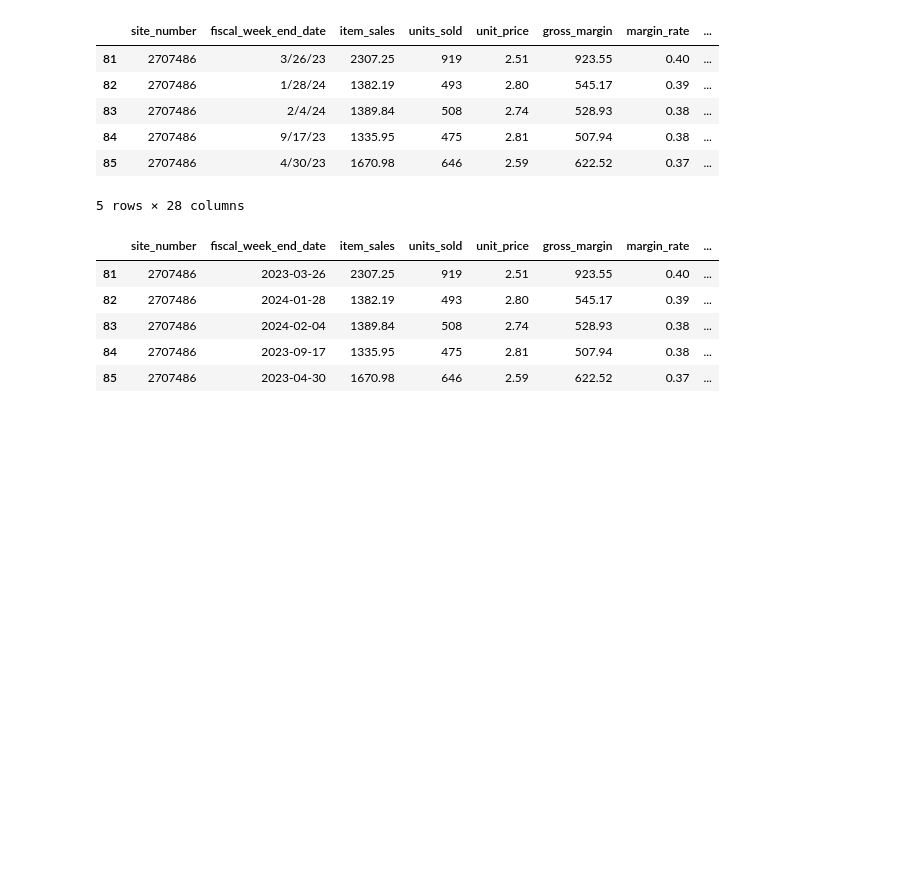
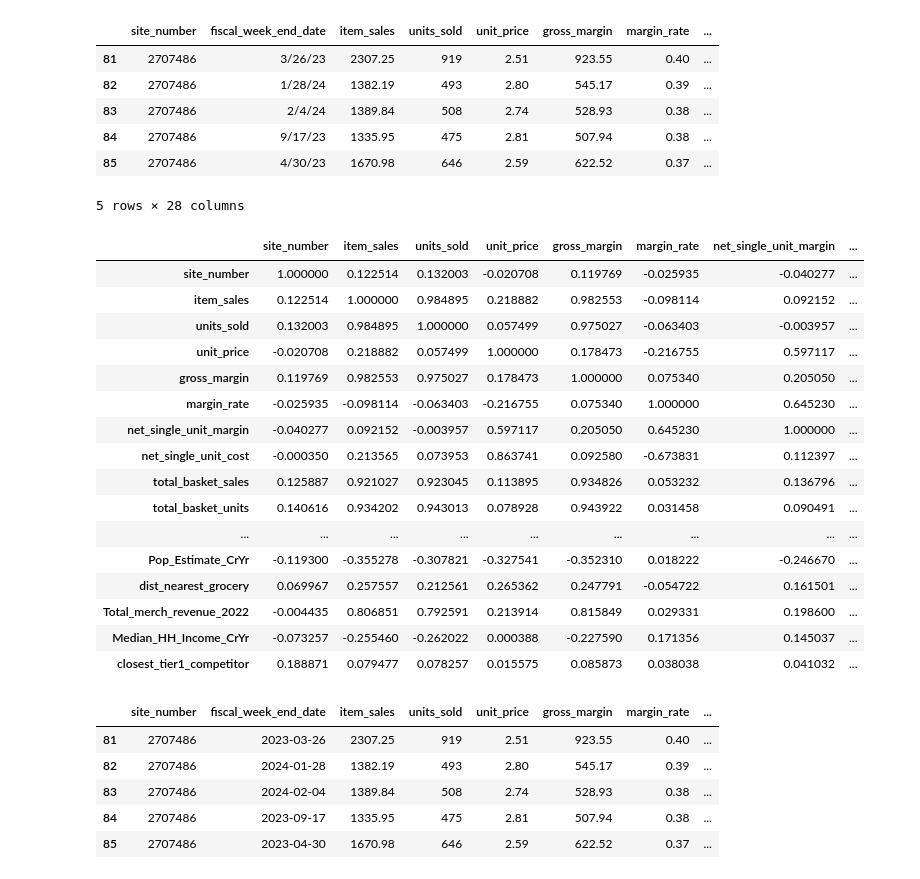
Before and after one commit to MariamAmmar/6644_Final_Project, a Jupyter notebook: BU_Florida.ipynb, the cells around one changed output. Drawn from its saved outputs; the diff is of its cells as text; code cells hidden in the pictures; blank space fills up the shorter version.

```diff
--- a/BU_Florida.ipynb
+++ b/BU_Florida.ipynb
@@ -254,6 +254,27 @@ BU_FLORIDA_data.head()
 | 84 | 2707486 | 9/17/23 | 1335.95 | 475 | 2.81 | 507.94 | 0.38 | ... |
 | 85 | 2707486 | 4/30/23 | 1670.98 | 646 | 2.59 | 622.52 | 0.37 | ... |
 5 rows × 28 columns
+# %%
+corr = BU_FLORIDA_data.corr()
+corr.style.background_gradient(cmap='coolwarm')
+# %% [output]
+|  | site_number | item_sales | units_sold | unit_price | gross_margin | margin_rate | net_single_unit_margin | ... |
+| site_number | 1.000000 | 0.122514 | 0.132003 | -0.020708 | 0.119769 | -0.025935 | -0.040277 | ... |
+| item_sales | 0.122514 | 1.000000 | 0.984895 | 0.218882 | 0.982553 | -0.098114 | 0.092152 | ... |
+| units_sold | 0.132003 | 0.984895 | 1.000000 | 0.057499 | 0.975027 | -0.063403 | -0.003957 | ... |
+| unit_price | -0.020708 | 0.218882 | 0.057499 | 1.000000 | 0.178473 | -0.216755 | 0.597117 | ... |
+| gross_margin | 0.119769 | 0.982553 | 0.975027 | 0.178473 | 1.000000 | 0.075340 | 0.205050 | ... |
+| margin_rate | -0.025935 | -0.098114 | -0.063403 | -0.216755 | 0.075340 | 1.000000 | 0.645230 | ... |
+| net_single_unit_margin | -0.040277 | 0.092152 | -0.003957 | 0.597117 | 0.205050 | 0.645230 | 1.000000 | ... |
+| net_single_unit_cost | -0.000350 | 0.213565 | 0.073953 | 0.863741 | 0.092580 | -0.673831 | 0.112397 | ... |
+| total_basket_sales | 0.125887 | 0.921027 | 0.923045 | 0.113895 | 0.934826 | 0.053232 | 0.136796 | ... |
+| total_basket_units | 0.140616 | 0.934202 | 0.943013 | 0.078928 | 0.943922 | 0.031458 | 0.090491 | ... |
+| ... | ... | ... | ... | ... | ... | ... | ... | ... |
+| Pop_Estimate_CrYr | -0.119300 | -0.355278 | -0.307821 | -0.327541 | -0.352310 | 0.018222 | -0.246670 | ... |
+| dist_nearest_grocery | 0.069967 | 0.257557 | 0.212561 | 0.265362 | 0.247791 | -0.054722 | 0.161501 | ... |
+| Total_merch_revenue_2022 | -0.004435 | 0.806851 | 0.792591 | 0.213914 | 0.815849 | 0.029331 | 0.198600 | ... |
+| Median_HH_Income_CrYr | -0.073257 | -0.255460 | -0.262022 | 0.000388 | -0.227590 | 0.171356 | 0.145037 | ... |
+| closest_tier1_competitor | 0.188871 | 0.079477 | 0.078257 | 0.015575 | 0.085873 | 0.038038 | 0.041032 | ... |
 # %%
 # Create column fiscal_week_end_date as a time frame
 
```
Also changed, not shown: parts of 13 cells of this notebook.
